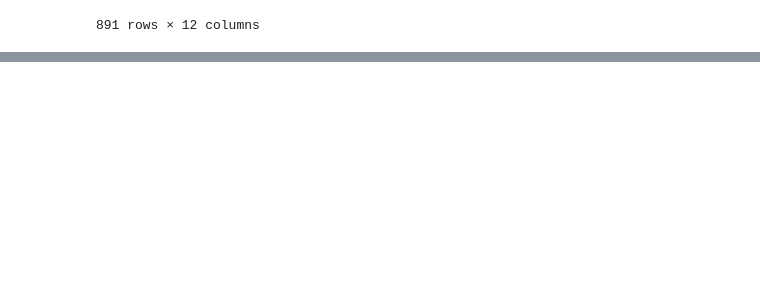
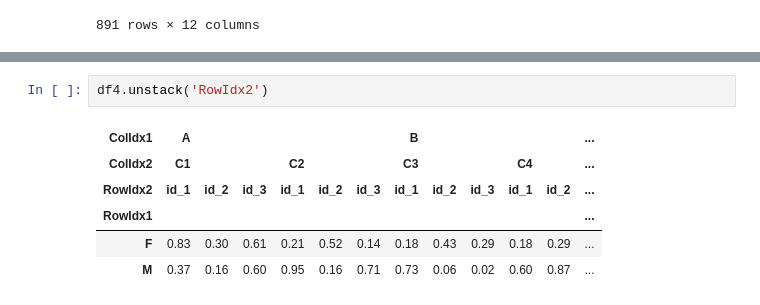
Before and after one commit to inwookbaek/20230823_04.python, a Jupyter notebook: supplement/02.pandas.ipynb, the cells around one changed output, grey strips where cells are left out. Drawn from its saved outputs; the diff is of its cells as text; blank space fills up the shorter version.

```diff
--- a/supplement/02.pandas.ipynb
+++ b/supplement/02.pandas.ipynb
@@ -506,0 +894,9 @@ df
+# %%
+df4.unstack('RowIdx2')
+# %% [output]
+| ColIdx1 | A |  |  |  |  |  | B |  |  |  |  | ... |
+| ColIdx2 | C1 |  |  | C2 |  |  | C3 |  |  | C4 |  | ... |
+| RowIdx2 | id_1 | id_2 | id_3 | id_1 | id_2 | id_3 | id_1 | id_2 | id_3 | id_1 | id_2 | ... |
+| RowIdx1 |  |  |  |  |  |  |  |  |  |  |  | ... |
+| F | 0.83 | 0.30 | 0.61 | 0.21 | 0.52 | 0.14 | 0.18 | 0.43 | 0.29 | 0.18 | 0.29 | ... |
+| M | 0.37 | 0.16 | 0.60 | 0.95 | 0.16 | 0.71 | 0.73 | 0.06 | 0.02 | 0.60 | 0.87 | ... |
```
Also changed, not shown: parts of 140 cells of this notebook.
